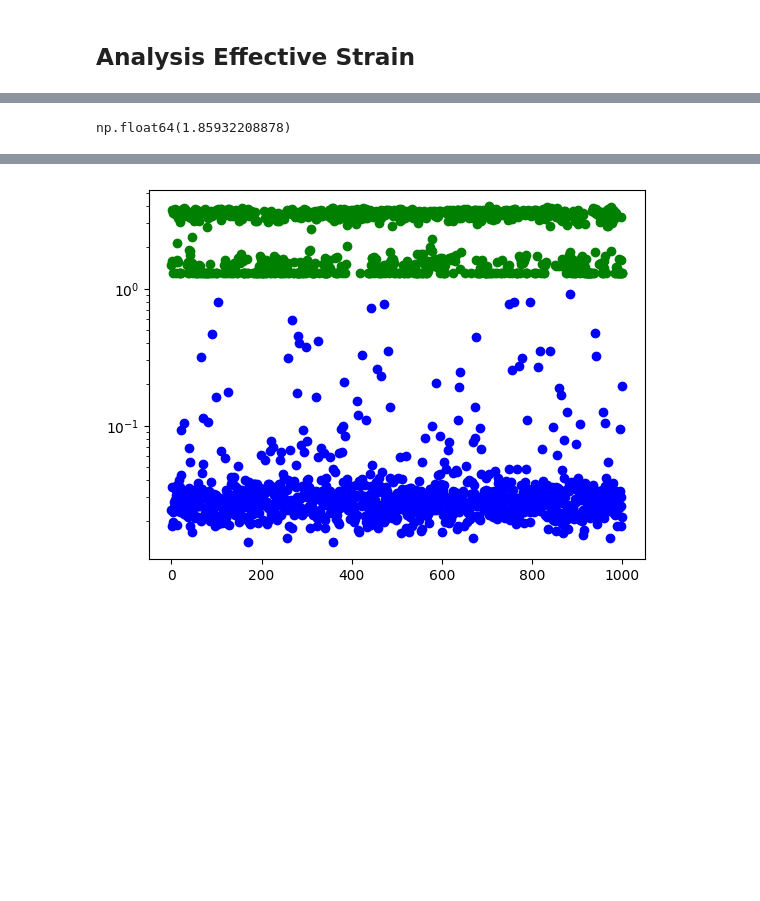
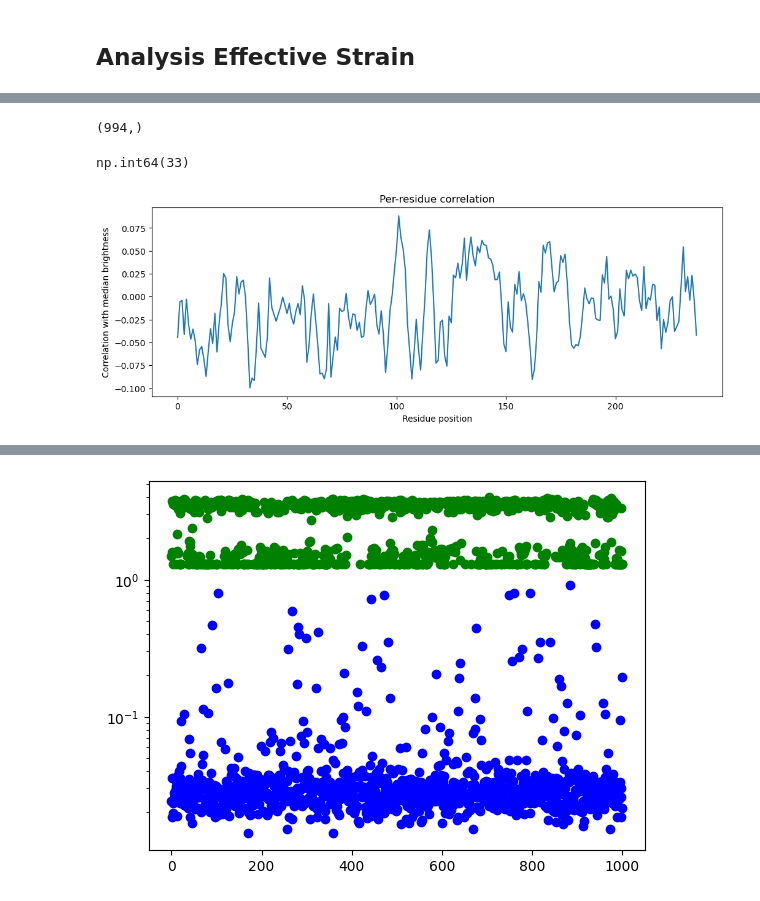
Before and after one commit to Thomasbush9/gfp_function_prediction, a Jupyter notebook: notebooks/effective_strain.ipynb, the cells around one changed output, grey strips where cells are left out. Drawn from its saved outputs; the diff is of its cells as text; code cells hidden in the pictures; blank space fills up the shorter version.

Commit message:
notebook strain analysis

```diff
--- a/notebooks/effective_strain.ipynb
+++ b/notebooks/effective_strain.ipynb
@@ -149,3 +207,4 @@ index_path = Path('/workspace/gfp_function_prediction/data/20250731_203124_subsa
 # %%
-gfp_dataset = pd.read_csv(gfp_dataset_path, sep='\t')
-gfp_dataset.head(10)
+gfp_dataset = pd.read_csv(tsv_path, sep='\t')
+seq_nums = extract_seq_numbers(files_id)
+filtered_df = gfp_dataset.loc[gfp_dataset.index.isin(seq_nums)]
@@ -178,5 +210,0 @@ np.int64(13550)
-# %%
-indices_to_keep = filter_df['idx'].values
-
-# Filter df_main by its index
-filtered_df = gfp_dataset.loc[gfp_dataset.index.isin(indices_to_keep)]
@@ -192,4 +215,4 @@ filtered_df.head()
 # %%
-filtered_df['medianBrightness'].values[884]
+filtered_df["medianBrightness"].values.shape
 # %% [output]
-np.float64(1.85932208878)
+(994,)
@@ -225,0 +219,26 @@ final_df = pd.concat([
+# %%
+brightness = filtered_df["medianBrightness"].values
+
+# Option 1: Vectorized with numpy.corrcoef (fast)
+corrs = np.array([
+    np.corrcoef(strain_t[:, i], brightness)[0, 1]
+    for i in range(strain_t.shape[1])
+])
+# %%
+corrs.argmin()
+# %% [output]
+np.int64(33)
+# %%
+corr_df = pd.DataFrame({
+    "residue": np.arange(strain_t.shape[1]),
+    "correlation": corrs
+})
+# %%
+plt.figure(figsize=(12,4))
+plt.plot(corr_df["residue"], corr_df["correlation"])
+plt.xlabel("Residue position")
+plt.ylabel("Correlation with median brightness")
+plt.title("Per-residue correlation")
+plt.show()
+# %% [output]
+[figure, added]
```
Also changed, not shown: parts of 13 cells of this notebook, 1 other file.
